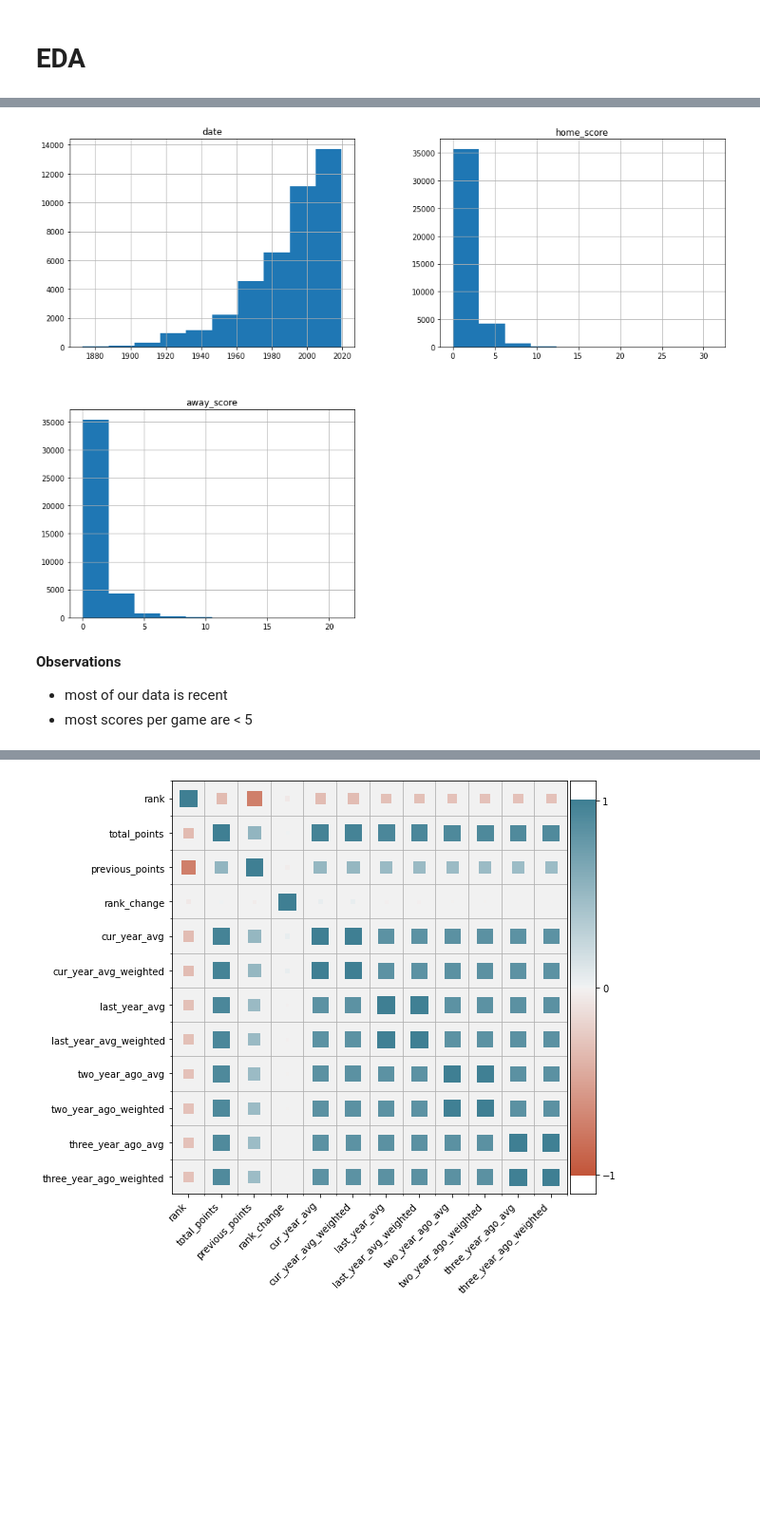
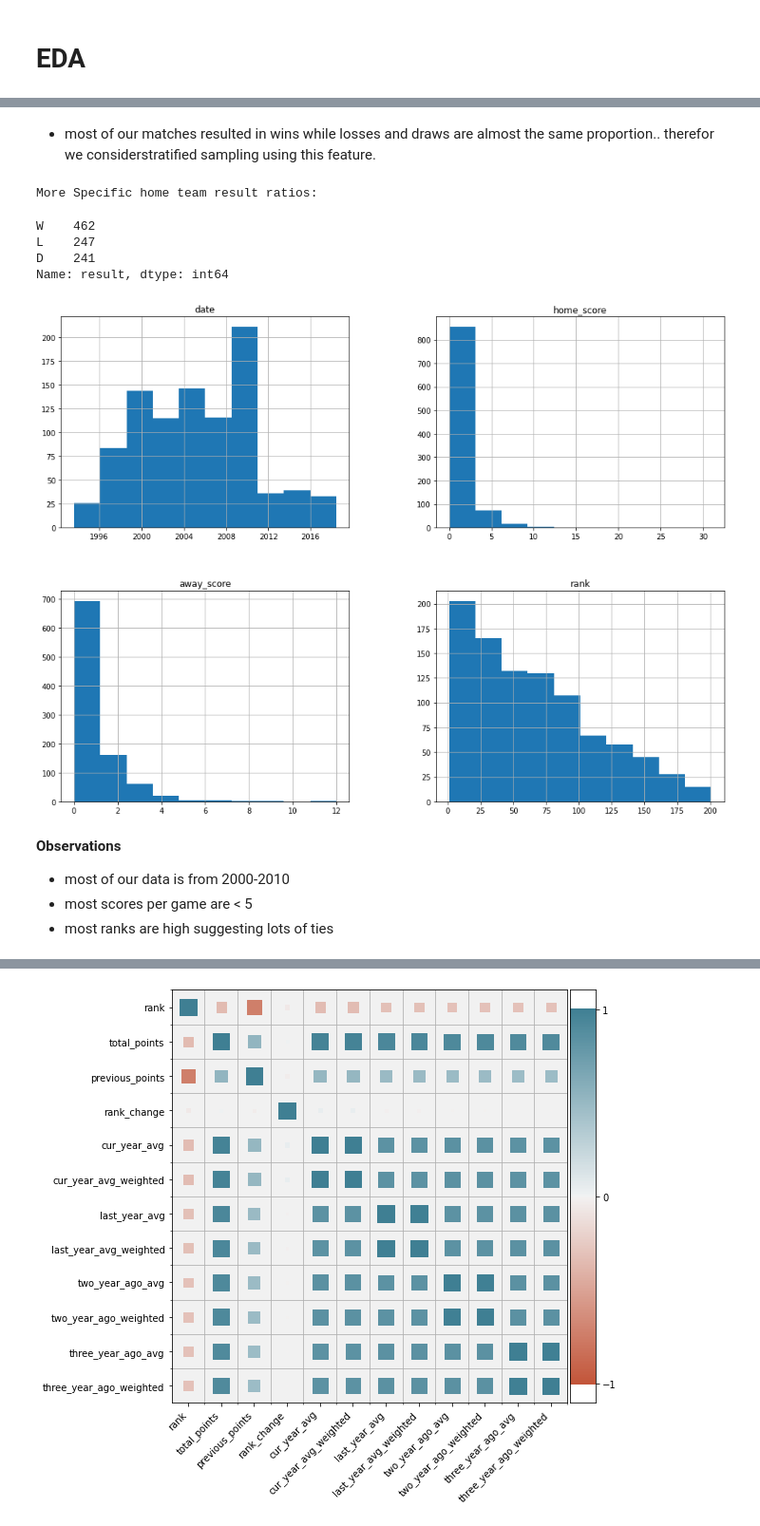
Before and after one commit to Mwadz/IP-week-6, a Jupyter notebook: Week_6_Machine_Learning_Regression_Cynthia_Mwadime_2022_IP.ipynb, the cells around one changed output, grey strips where cells are left out. Shown: that part at 95% size. Cells and saved outputs as stored; diff of their text form; code cells hidden in the pictures; blank space fills up the shorter version.

```diff
--- a/Week_6_Machine_Learning_Regression_Cynthia_Mwadime_2022_IP.ipynb
+++ b/Week_6_Machine_Learning_Regression_Cynthia_Mwadime_2022_IP.ipynb
@@ -175,0 +210,3 @@ dtype: int64
+# %%
+# merging the columns we'll use while working out the questions
+soccer = pd.merge(results,rank[['country_full', 'date', 'rank']],how='left', left_on=['date','country'], right_on=['date','country_full'])
@@ -175,0 +242,4 @@ dtype: int64
+# %%
+# Dropping thr country_full column
+soccer.drop(['country_full'], axis=1, inplace=True)
+soccer.head(3)
@@ -175,0 +251,4 @@ dtype: int64
+# %%
+# getting rid of the records with missing values
+soccer2 = soccer.dropna(axis=0)
+soccer2.isnull().sum()
@@ -175,0 +301,18 @@ dtype: int64
+# %%
+# feature engineering: generating a Win, Lose or Draw column and naming it wld
+# first we define a function that iterates through the records returning either
+# a W, L or D depending on the home and away score columns
+def wld(score):
+    home_score = score[0]
+    away_score = score[1]
+
+
+    if home_score < away_score:
+      return 'L'
+    elif home_score > away_score:
+      return 'W'
+    else:
+      return 'D'
+
+# Then here we define the column and dictate what it'll be filled with
+soccer2['result'] = soccer2[['home_score', 'away_score']].apply(wld, axis=1)
@@ -182,10 +358,22 @@ import matplotlib.pyplot as plt
+# %% [markdown]
+* most of our matches resulted in wins while losses and draws are almost the same proportion.. therefor we considerstratified sampling using this feature.
+# %%
+print('More Specific home team result ratios: ')
+soccer2.result.value_counts()
+# %% [output]
+More Specific home team result ratios:
+W    462
+L    247
+D    241
+Name: result, dtype: int64
 # %%
 # plotting the histogram for every variable
-results.hist(bins=10, figsize=(16,12))
+soccer2.hist(bins=10, figsize=(16,12))
 plt.show()
 # %% [output]
-[figure, old version]
+[figure, new version]
 # %% [markdown]
 **Observations**
-* most of our data is recent
+* most of our data is from 2000-2010
 * most scores per game are < 5
+* most ranks are high suggesting lots of ties
```
Also changed, not shown: parts of 40 cells of this notebook.
